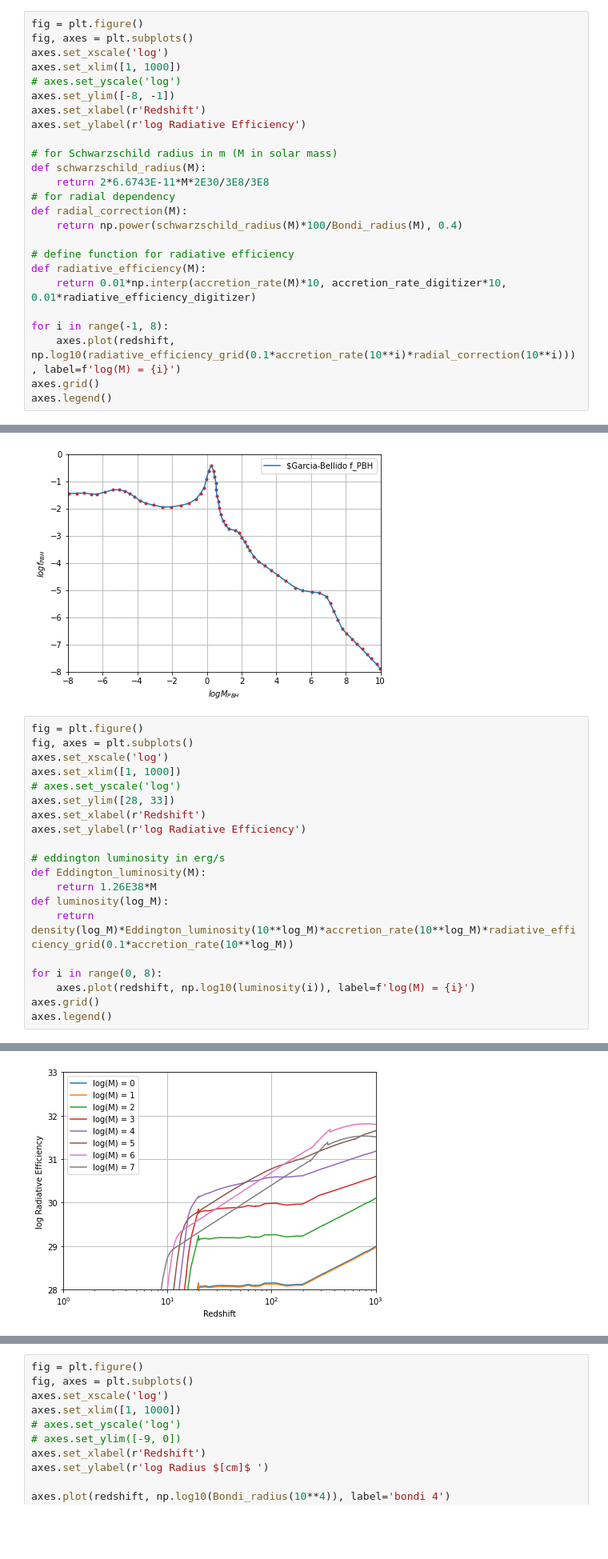
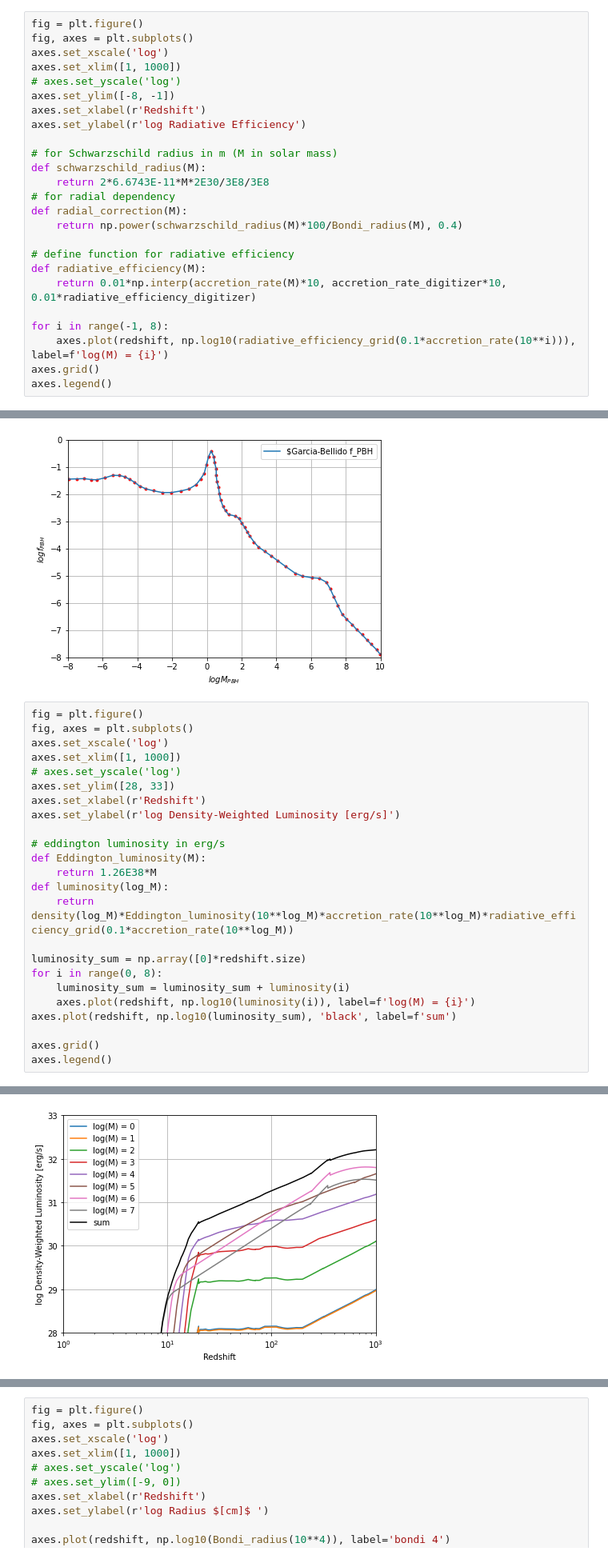
Before and after one commit to newspaperhinson/PBHAccretion, a Jupyter notebook: main.ipynb, the cells around one changed output, grey strips where cells are left out. Shown at 80% size. Drawn from its saved outputs; the diff is of its cells as text; blank space fills up the shorter version.

```diff
--- a/main.ipynb
+++ b/main.ipynb
@@ -216,7 +216,7 @@ def radiative_efficiency(M):
     return 0.01*np.interp(accretion_rate(M)*10, accretion_rate_digitizer*10, 0.01*radiative_efficiency_digitizer)
 
 for i in range(-1, 8):
-    axes.plot(redshift, np.log10(radiative_efficiency_grid(0.1*accretion_rate(10**i)*radial_correction(10**i))), label=f'log(M) = {i}')
+    axes.plot(redshift, np.log10(radiative_efficiency_grid(0.1*accretion_rate(10**i))), label=f'log(M) = {i}')
 axes.grid()
 axes.legend()
 # %% [output]
@@ -250,24 +250,28 @@ axes.legend()
 # %%
 fig = plt.figure()
 fig, axes = plt.subplots()
 axes.set_xscale('log')
 axes.set_xlim([1, 1000])
 # axes.set_yscale('log')
 axes.set_ylim([28, 33])
 axes.set_xlabel(r'Redshift')
-axes.set_ylabel(r'log Radiative Efficiency')
+axes.set_ylabel(r'log Density-Weighted Luminosity [erg/s]')
 
 # eddington luminosity in erg/s
 def Eddington_luminosity(M):
     return 1.26E38*M
 def luminosity(log_M):
     return density(log_M)*Eddington_luminosity(10**log_M)*accretion_rate(10**log_M)*radiative_efficiency_grid(0.1*accretion_rate(10**log_M))
 
+luminosity_sum = np.array([0]*redshift.size)
 for i in range(0, 8):
+    luminosity_sum = luminosity_sum + luminosity(i)
     axes.plot(redshift, np.log10(luminosity(i)), label=f'log(M) = {i}')
+axes.plot(redshift, np.log10(luminosity_sum), 'black', label=f'sum')
+
 axes.grid()
 axes.legend()
 # %% [output]
 <matplotlib.legend.Legend at 0x...>
 <Figure size 504x360 with 0 Axes>
-[figure, old version]
+[figure, new version]
```
Also changed, not shown: parts of 4 cells of this notebook, 3 other files.
